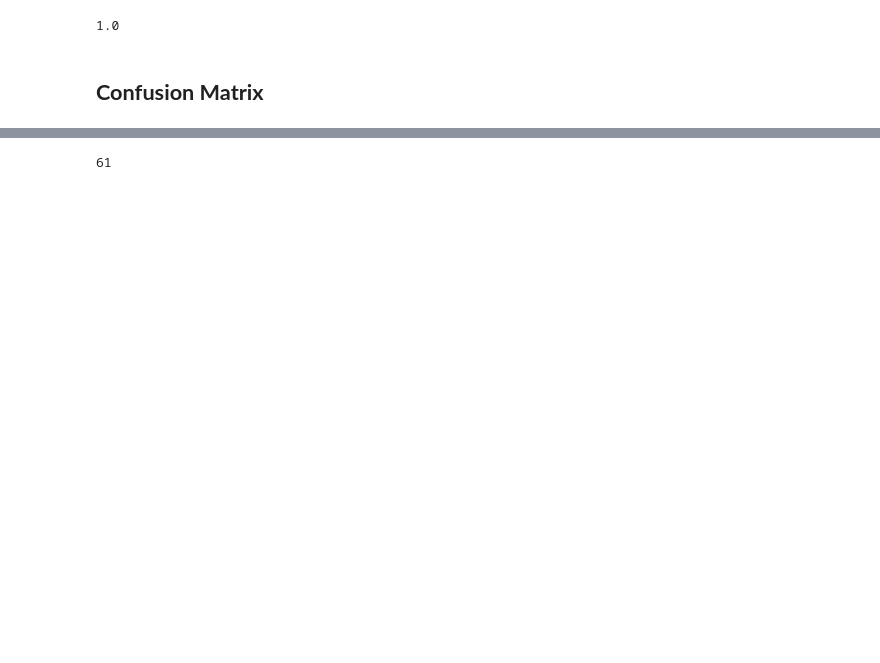
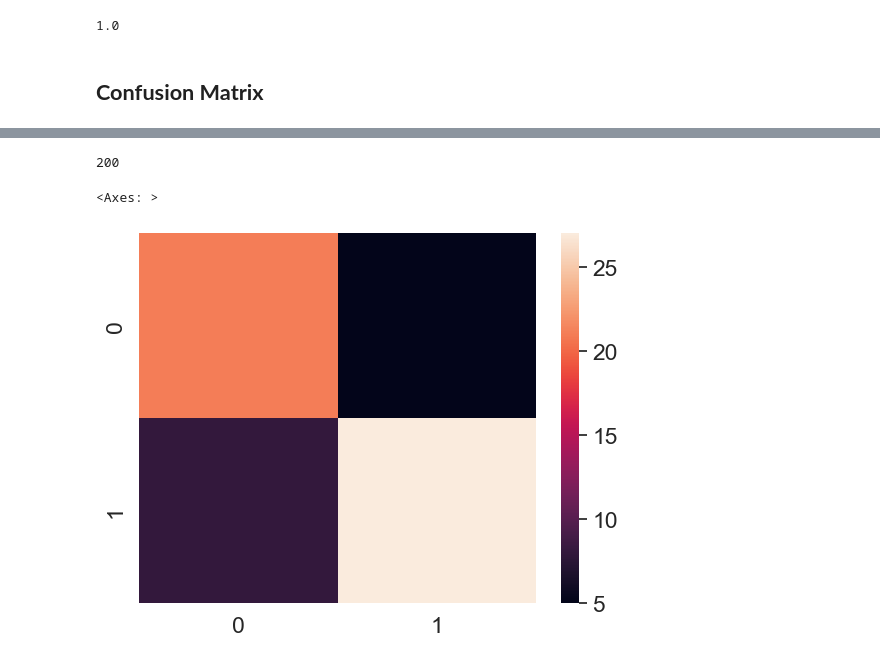
Before and after one commit to atulhooda/ml-learning-scikit-learn, a Jupyter notebook: introduction-to-scikit-learn.ipynb, the cells around one changed output, grey strips where cells are left out. Saved outputs shown, nothing was run; the diff lists cells and outputs as text; code cells hidden in the pictures; blank space fills up the shorter version.

Commit message:
made a confusino matrix using seaborn

```diff
--- a/introduction-to-scikit-learn.ipynb
+++ b/introduction-to-scikit-learn.ipynb
@@ -1668,4 +1700,19 @@ pd.crosstab(y_test,
 # %%
-len(y_preds)
+len(x_test)
 # %% [output]
-61
+200
+# %%
+#make our confusion matrix more visual with seaborn's heatmap()
+import seaborn as sns
+
+#set the font scale
+sns.set(font_scale=1.5)
+
+#create a confusion matrix
+conf_mat = confusion_matrix(y_test,y_preds)
+
+#plot it using seaborn
+sns.heatmap(conf_mat)
+# %% [output]
+<Axes: >
+[figure, added]
```
Also changed, not shown: parts of 28 cells of this notebook.
